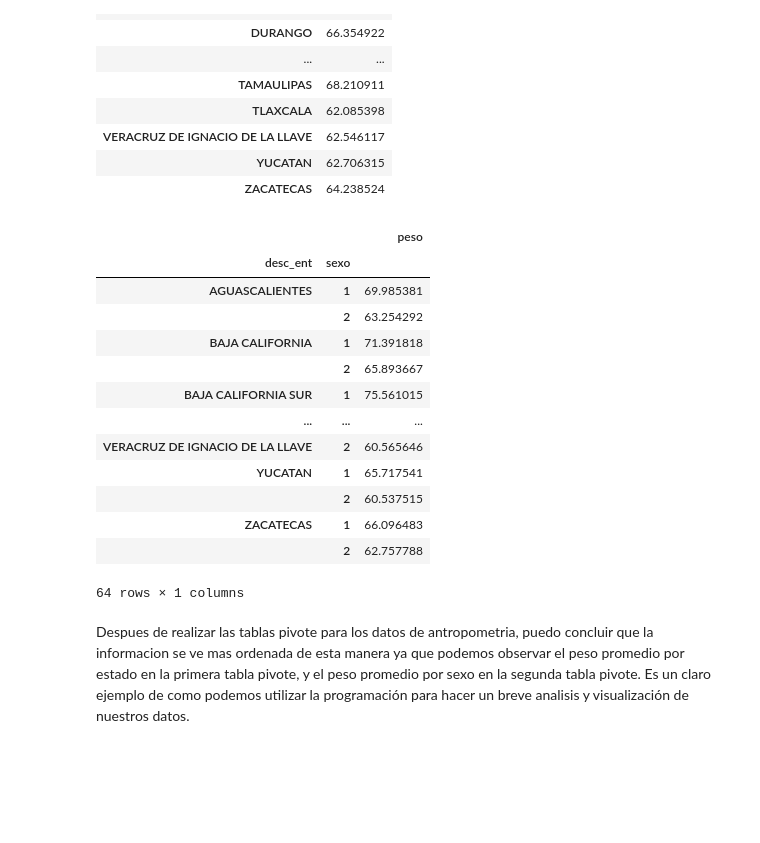
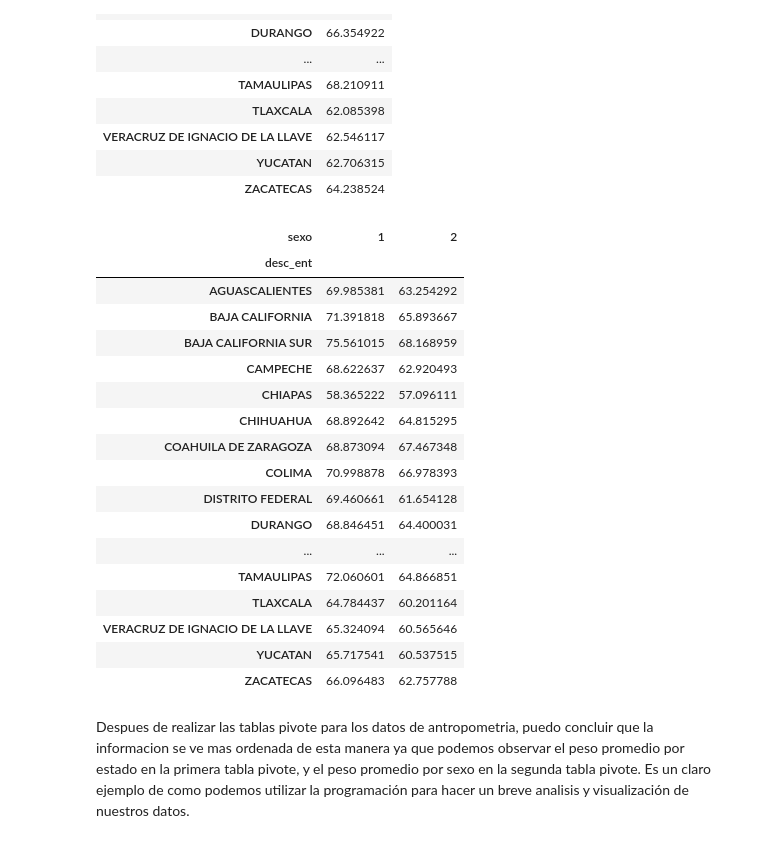
Before and after one commit to cristinaouzande/VisualizacionDatos, a Jupyter notebook: Act3.ipynb, the cells around one changed output. Cells and saved outputs as stored; diff of their text form; code cells hidden in the pictures; blank space fills up the shorter version.

```diff
--- a/Act3.ipynb
+++ b/Act3.ipynb
@@ -63,26 +63,31 @@ my_pivot
 | ZACATECAS | 64.238524 |
 # %%
 my_pivot = pd.pivot_table(df,
-                          index = ['desc_ent','sexo'],
+                          index = 'desc_ent',
                           values = 'peso',
-                          aggfunc = 'mean'
+                          aggfunc = 'mean',
+                          columns = 'sexo'
                          )
 my_pivot
 # %% [output]
-|  |  | peso |
-| desc_ent | sexo |  |
-| AGUASCALIENTES | 1 | 69.985381 |
-|  | 2 | 63.254292 |
-| BAJA CALIFORNIA | 1 | 71.391818 |
-|  | 2 | 65.893667 |
-| BAJA CALIFORNIA SUR | 1 | 75.561015 |
+| sexo | 1 | 2 |
+| desc_ent |  |  |
+| AGUASCALIENTES | 69.985381 | 63.254292 |
+| BAJA CALIFORNIA | 71.391818 | 65.893667 |
+| BAJA CALIFORNIA SUR | 75.561015 | 68.168959 |
+| CAMPECHE | 68.622637 | 62.920493 |
+| CHIAPAS | 58.365222 | 57.096111 |
+| CHIHUAHUA | 68.892642 | 64.815295 |
+| COAHUILA DE ZARAGOZA | 68.873094 | 67.467348 |
+| COLIMA | 70.998878 | 66.978393 |
+| DISTRITO FEDERAL | 69.460661 | 61.654128 |
+| DURANGO | 68.846451 | 64.400031 |
 | ... | ... | ... |
-| VERACRUZ DE IGNACIO DE LA LLAVE | 2 | 60.565646 |
-| YUCATAN | 1 | 65.717541 |
-|  | 2 | 60.537515 |
-| ZACATECAS | 1 | 66.096483 |
-|  | 2 | 62.757788 |
+| TAMAULIPAS | 72.060601 | 64.866851 |
+| TLAXCALA | 64.784437 | 60.201164 |
+| VERACRUZ DE IGNACIO DE LA LLAVE | 65.324094 | 60.565646 |
+| YUCATAN | 65.717541 | 60.537515 |
+| ZACATECAS | 66.096483 | 62.757788 |
-64 rows × 1 columns
 # %% [markdown]
 Despues de realizar las tablas pivote para los datos de antropometria, puedo concluir que la informacion se ve mas ordenada de esta manera ya que podemos observar el peso promedio por estado en la primera tabla pivote, y el peso promedio por sexo en la segunda tabla pivote. Es un claro ejemplo de como podemos utilizar la programación para hacer un breve analisis y visualización de nuestros datos.
 # %%
```
Also changed, not shown: parts of 2 cells of this notebook.
